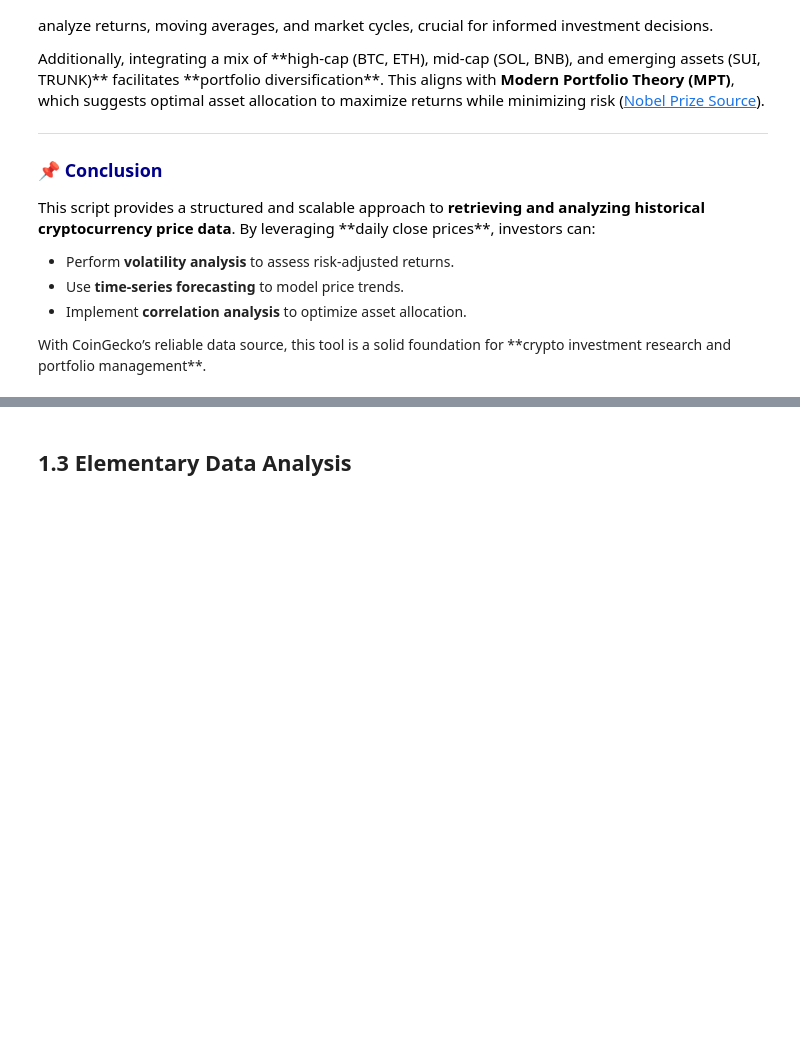
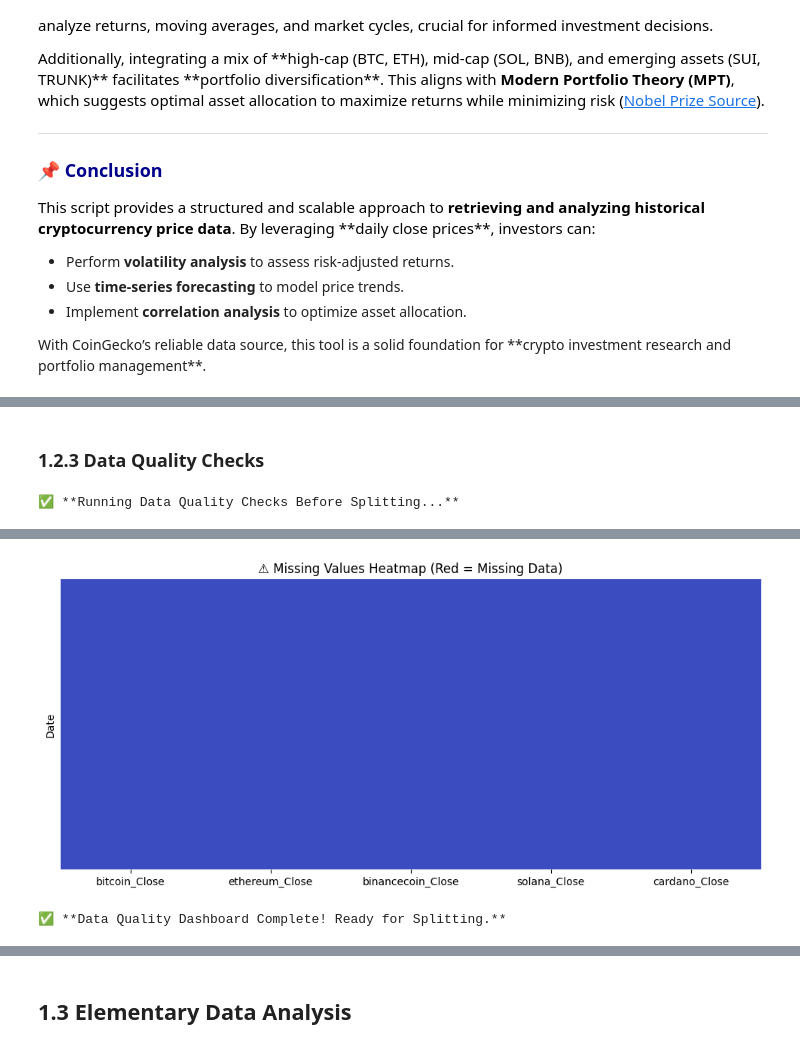
Before and after one commit to NatP-dev/Complete-Python-3-Bootcamp, a Jupyter notebook: Welcome_to_Colaboratory.ipynb, the cells around one changed output, grey strips where cells are left out. Cells and saved outputs as stored; diff of their text form; code cells hidden in the pictures; blank space fills up the shorter version.

```diff
--- a/Welcome_to_Colaboratory.ipynb
+++ b/Welcome_to_Colaboratory.ipynb
@@ -316,0 +477,70 @@ display(test_data_log.head())
+# %% [markdown]
+### 1.2.3 Data Quality Checks
+# %%
+import pandas as pd
+import numpy as np
+import plotly.graph_objects as go
+import matplotlib.pyplot as plt
+import seaborn as sns
+
+############################### DATA QUALITY CHECKS DASHBOARD ###########################
+
+print("\n✅ **Running Data Quality Checks Before Splitting...**\n")
+
+# 1️⃣ Check for duplicate rows
+duplicate_rows = final_df_ffilled.duplicated().sum()
+
+# 2️⃣ Check for constant columns (cryptos that might have no variation)
+constant_cols = [col for col in final_df_ffilled.columns if final_df_ffilled[col].nunique() == 1]
+
+# 3️⃣ Check for unrealistic values (Negative or zero prices)
+negative_zero_counts = {col: (final_df_ffilled[col] <= 0).sum() for col in final_df_ffilled.columns if (final_df_ffilled[col] <= 0).sum() > 0}
+
+# 4️⃣ Ensure the dataset index is **strictly** increasing in time
+date_sorted = final_df_ffilled.index.is_monotonic_increasing
+
+# 5️⃣ Check missing values after forward-filling
+missing_after_fill = final_df_ffilled.isnull().sum()
+total_missing = missing_after_fill.sum()
+
+# 6️⃣ Dataset size
+num_rows, num_cols = final_df_ffilled.shape
+
+############################### DISPLAY DASHBOARD ###########################
+
+# 1️⃣ Summary Table (Using Plotly)
+fig_summary = go.Figure(data=[go.Table(
+    header=dict(values=["Metric", "Value"],
+                fill_color='paleturquoise',
+                align='left'),
+    cells=dict(values=[
+        ["Duplicate Rows", "Constant Value Columns", "Cryptos with Negative/Zero Prices",
+         "Dates Sorted", "Total Missing Values", "Dataset Shape"],
+        [duplicate_rows, len(constant_cols), len(negative_zero_counts), date_sorted, total_missing, f"{num_rows} rows, {num_cols} columns"]
+    ],
+    fill_color='lavender',
+    align='left'))
+])
+
+fig_summary.update_layout(title_text="📊 Data Quality Summary")
+fig_summary.show()
+
+# 2️⃣ Visualize Missing Values (Heatmap)
+plt.figure(figsize=(12, 5))
+sns.heatmap(final_df_ffilled.isnull(), cmap="coolwarm", cbar=False, yticklabels=False)
+plt.title("⚠ Missing Values Heatmap (Red = Missing Data)")
+plt.show()
+
+# 3️⃣ Visualizing Outliers (Negative or Zero Prices)
+if negative_zero_counts:
+    plt.figure(figsize=(10,5))
+    sns.barplot(x=list(negative_zero_counts.keys()), y=list(negative_zero_counts.values()), palette="Reds_r")
+    plt.xticks(rotation=45)
+    plt.title("⚠ Cryptos with Negative/Zero Prices")
+    plt.xlabel("Cryptocurrency")
+    plt.ylabel("Count of Negative/Zero Values")
+    plt.show()
+
+print("\n✅ **Data Quality Dashboard Complete! Ready for Splitting.**\n")
+# %% [output]
+✅ **Running Data Quality Checks Before Splitting...**
@@ -316,0 +548,2 @@ display(test_data_log.head())
+[figure, added]
+✅ **Data Quality Dashboard Complete! Ready for Splitting.**
```
Also changed, not shown: parts of 10 cells of this notebook.
